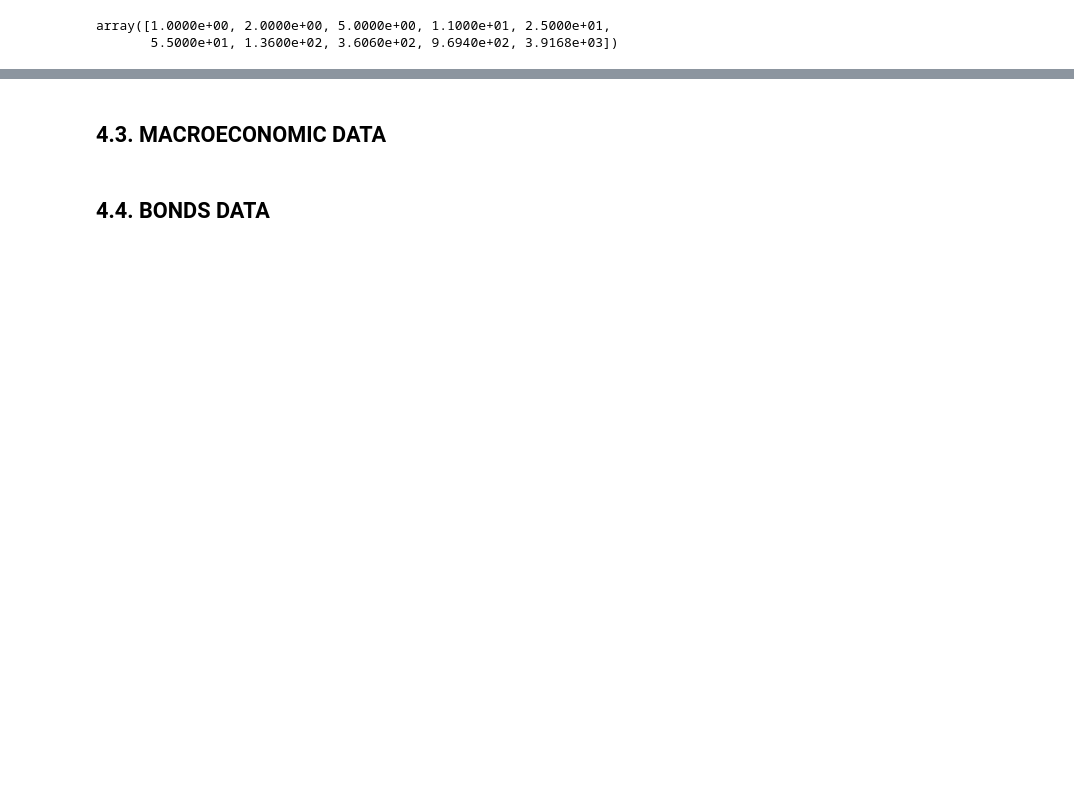
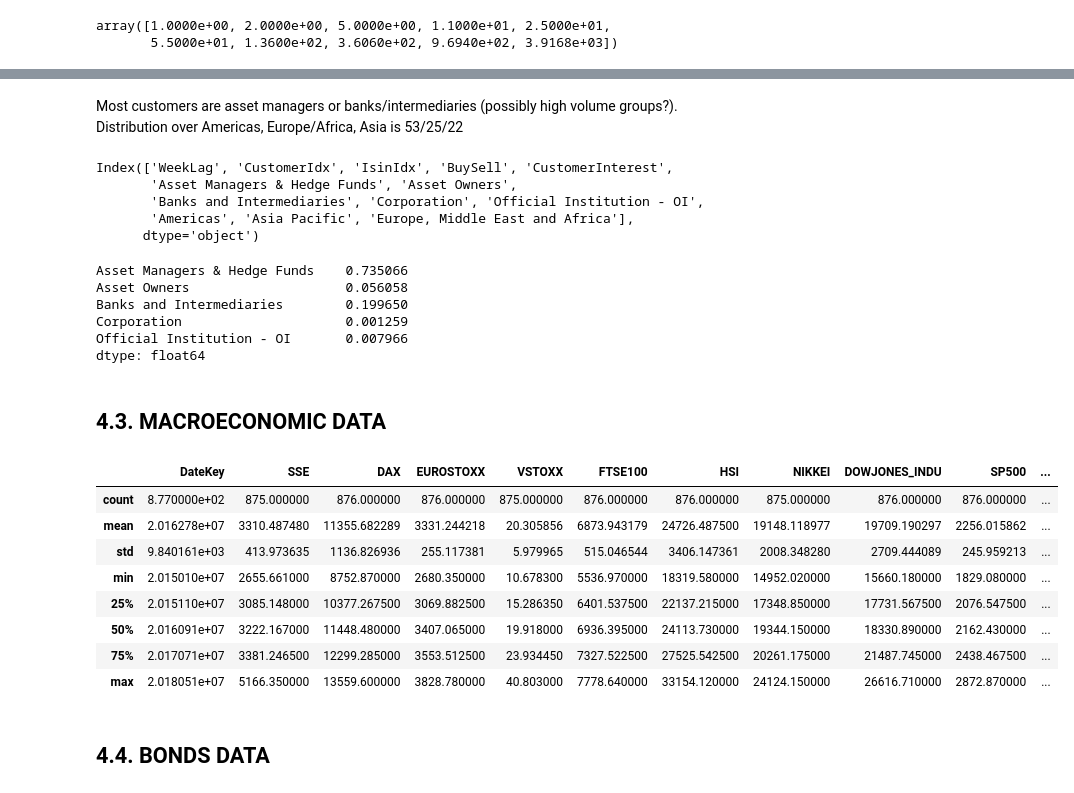
Before and after one commit to kozodoi/DSG_2018_Round1, a Jupyter notebook: codes/code_1_data_prep.ipynb, the cells around one changed output, grey strips where cells are left out. Saved outputs shown, nothing was run; the diff lists cells and outputs as text; code cells hidden in the pictures; blank space fills up the shorter version.

```diff
--- a/codes/code_1_data_prep.ipynb
+++ b/codes/code_1_data_prep.ipynb
@@ -206,0 +232,2 @@ array([1.0000e+00, 2.0000e+00, 5.0000e+00, 1.1000e+01, 2.5000e+01,
+# %% [markdown]
+Most customers are asset managers or banks/intermediaries (possibly high volume groups?). Distribution over Americas, Europe/Africa, Asia is 53/25/22
@@ -207,4 +237,34 @@ array([1.0000e+00, 2.0000e+00, 5.0000e+00, 1.1000e+01, 2.5000e+01,
+# %%
+train.columns
+# %% [output]
+Index(['WeekLag', 'CustomerIdx', 'IsinIdx', 'BuySell', 'CustomerInterest',
+       'Asset Managers & Hedge Funds', 'Asset Owners',
+       'Banks and Intermediaries', 'Corporation', 'Official Institution - OI',
+       'Americas', 'Asia Pacific', 'Europe, Middle East and Africa'],
+      dtype='object')
+# %%
+train[['Asset Managers & Hedge Funds', 'Asset Owners',
+       'Banks and Intermediaries', 'Corporation', 'Official Institution - OI']].mean()
+# %% [output]
+Asset Managers & Hedge Funds    0.735066
+Asset Owners                    0.056058
+Banks and Intermediaries        0.199650
+Corporation                     0.001259
+Official Institution - OI       0.007966
+dtype: float64
 # %% [markdown]
 ## 4.3. MACROECONOMIC DATA
+# %%
+macro.describe()
+# %% [output]
+|  | DateKey | SSE | DAX | EUROSTOXX | VSTOXX | FTSE100 | HSI | NIKKEI | DOWJONES_INDU | SP500 | ... |
+| count | 8.770000e+02 | 875.000000 | 876.000000 | 876.000000 | 875.000000 | 876.000000 | 876.000000 | 875.000000 | 876.000000 | 876.000000 | ... |
+| mean | 2.016278e+07 | 3310.487480 | 11355.682289 | 3331.244218 | 20.305856 | 6873.943179 | 24726.487500 | 19148.118977 | 19709.190297 | 2256.015862 | ... |
+| std | 9.840161e+03 | 413.973635 | 1136.826936 | 255.117381 | 5.979965 | 515.046544 | 3406.147361 | 2008.348280 | 2709.444089 | 245.959213 | ... |
+| min | 2.015010e+07 | 2655.661000 | 8752.870000 | 2680.350000 | 10.678300 | 5536.970000 | 18319.580000 | 14952.020000 | 15660.180000 | 1829.080000 | ... |
+| 25% | 2.015110e+07 | 3085.148000 | 10377.267500 | 3069.882500 | 15.286350 | 6401.537500 | 22137.215000 | 17348.850000 | 17731.567500 | 2076.547500 | ... |
+| 50% | 2.016091e+07 | 3222.167000 | 11448.480000 | 3407.065000 | 19.918000 | 6936.395000 | 24113.730000 | 19344.150000 | 18330.890000 | 2162.430000 | ... |
+| 75% | 2.017071e+07 | 3381.246500 | 12299.285000 | 3553.512500 | 23.934450 | 7327.522500 | 27525.542500 | 20261.175000 | 21487.745000 | 2438.467500 | ... |
+| max | 2.018051e+07 | 5166.350000 | 13559.600000 | 3828.780000 | 40.803000 | 7778.640000 | 33154.120000 | 24124.150000 | 26616.710000 | 2872.870000 | ... |
 # %% [markdown]
 ## 4.4. BONDS DATA
```
Also changed, not shown: parts of 12 cells of this notebook.
